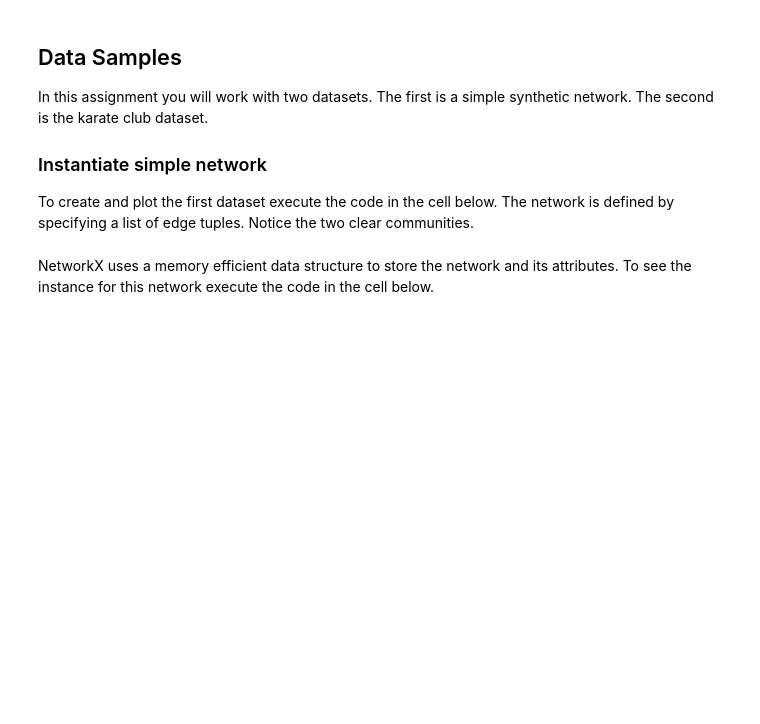
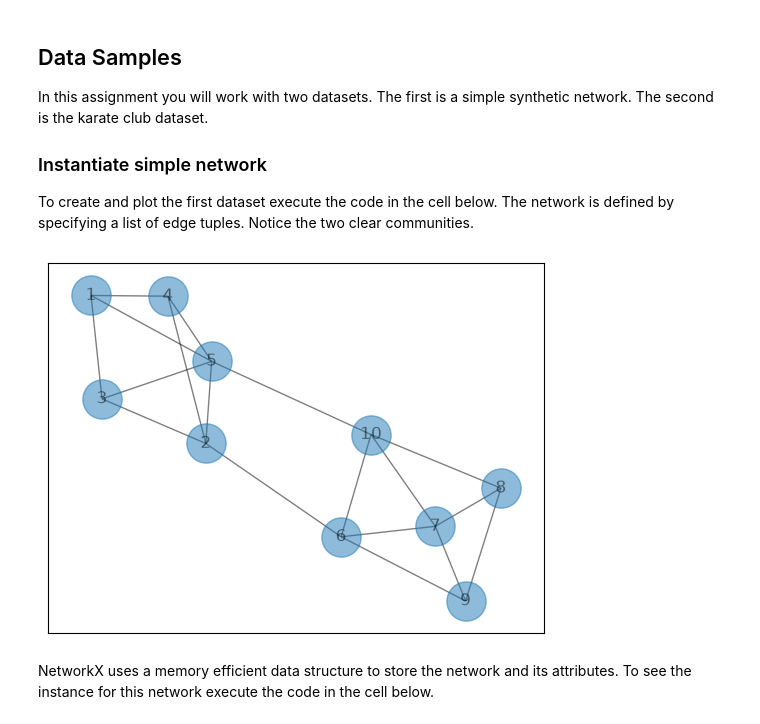
Before and after one commit to jonahneu/CSCI-E-108, a Jupyter notebook: notebooks/04_SocialNetworkAnalysis.ipynb, the cells around one changed output. Cells and saved outputs as stored; diff of their text form; code cells hidden in the pictures; blank space fills up the shorter version.

```diff
--- a/notebooks/04_SocialNetworkAnalysis.ipynb
+++ b/notebooks/04_SocialNetworkAnalysis.ipynb
@@ -47,13 +47,34 @@ In this assignment you will work with two datasets. The first is a simple synthe
 ### Instantiate simple network
 To create and plot the first dataset execute the code in the cell below. The network is defined by specifying a list of edge tuples. Notice the two clear communities.
 # %%
-edge_list = [(1,3),(1,4),(1,5),(2,3),(2,4),(2,5),(2,6),(3,5),(4,5),(5,10),(6,7),(6,9),(6,10),(7,8),(7,9),(7,10),(8,9),(8,10)]
+edge_list = [
+    (1, 3),
+    (1, 4),
+    (1, 5),
+    (2, 3),
+    (2, 4),
+    (2, 5),
+    (2, 6),
+    (3, 5),
+    (4, 5),
+    (5, 10),
+    (6, 7),
+    (6, 9),
+    (6, 10),
+    (7, 8),
+    (7, 9),
+    (7, 10),
+    (8, 9),
+    (8, 10),
+]
 simple_graph = nx.Graph()
-simple_graph.add_nodes_from([1,2,3,4,5,6,7,8,9,10])
+simple_graph.add_nodes_from([1, 2, 3, 4, 5, 6, 7, 8, 9, 10])
 simple_graph.add_edges_from(edge_list)
 
 nx.draw_networkx(simple_graph, with_labels=True, alpha=0.5, node_size=800)
 plt.show()
+# %% [output]
+[figure, added]
 # %% [markdown]
 NetworkX uses a memory efficient data structure to store the network and its attributes. To see the instance for this network execute the code in the cell below.
 # %%
```
Also changed, not shown: parts of 24 cells of this notebook, 1 other file.
